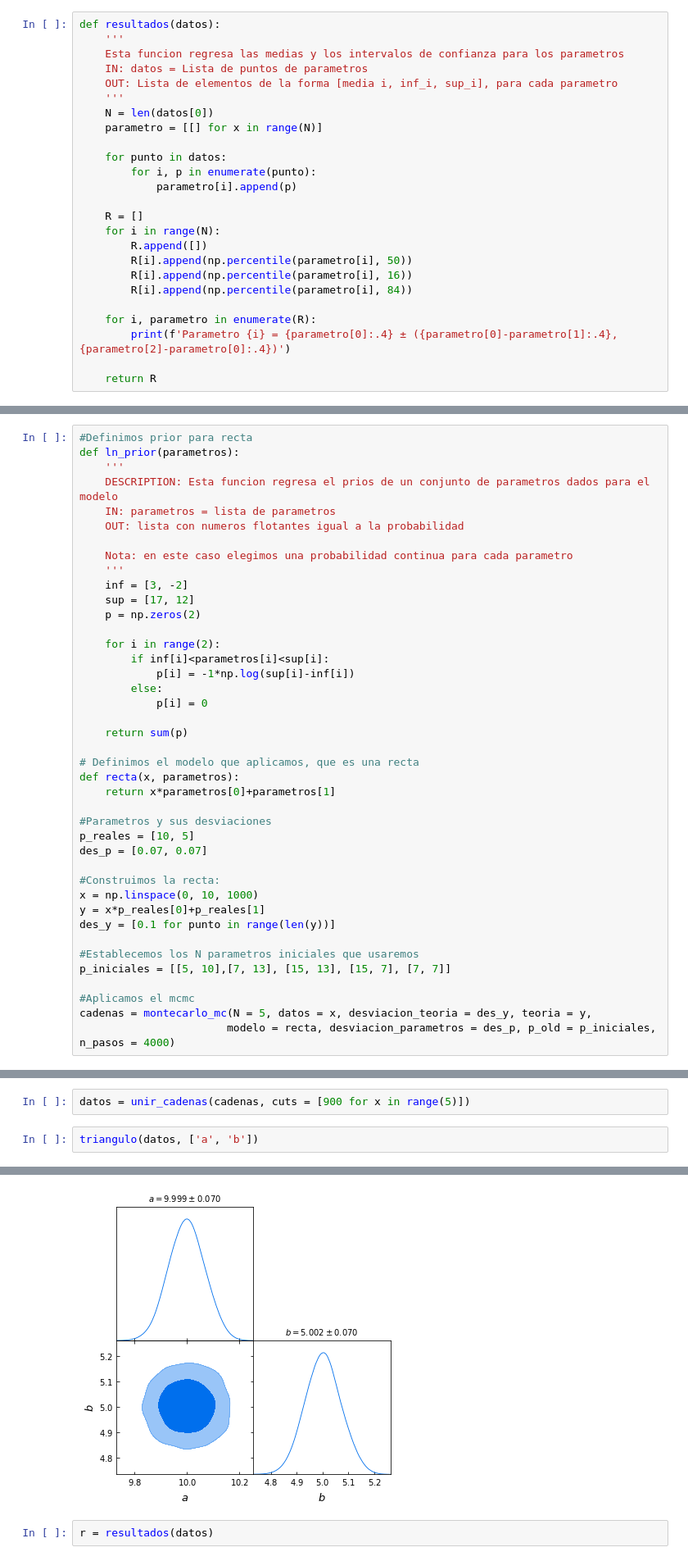
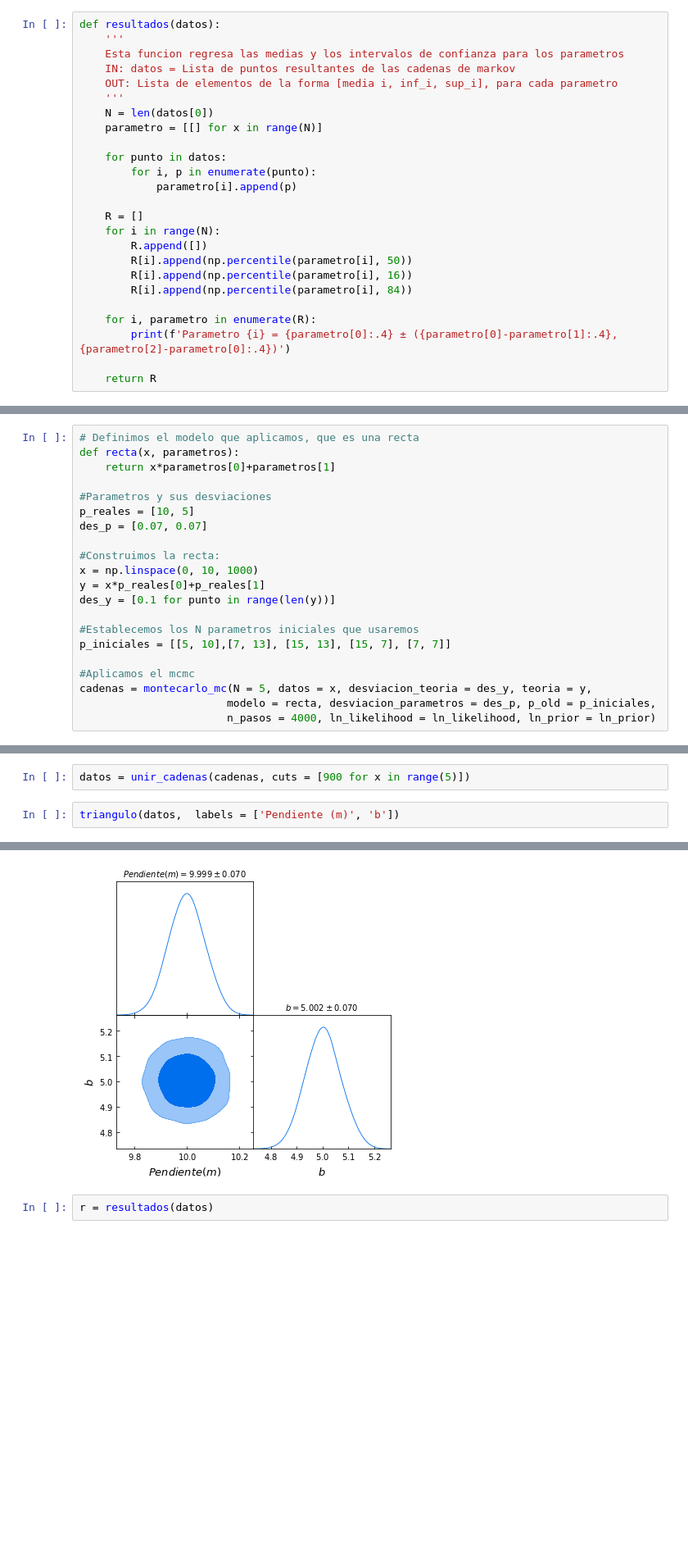
Before and after one commit to DCIDA2019/da2020-GabrielMissael, a Jupyter notebook: Semana10_casa/Actividad_semana10.ipynb, the cells around one changed output, grey strips where cells are left out. Shown: that part at 82% size. Cells and saved outputs as stored; diff of their text form; blank space fills up the shorter version.

```diff
--- a/Semana10_casa/Actividad_semana10.ipynb
+++ b/Semana10_casa/Actividad_semana10.ipynb
@@ -201,7 +188,7 @@ def gelman_rubin(cadenas, cut=0):
 def resultados(datos):
     '''
     Esta funcion regresa las medias y los intervalos de confianza para los parametros
-    IN: datos = Lista de puntos de parametros
+    IN: datos = Lista de puntos resultantes de las cadenas de markov
     OUT: Lista de elementos de la forma [media i, inf_i, sup_i], para cada parametro
     '''
     N = len(datos[0])
@@ -368,25 +411,4 @@ def unir_cadenas(cadenas, cuts):
 # %%
-#Definimos prior para recta
-def ln_prior(parametros):
-    '''
-    DESCRIPTION: Esta funcion regresa el prios de un conjunto de parametros dados para el modelo
-    IN: parametros = lista de parametros
-    OUT: lista con numeros flotantes igual a la probabilidad
-
-    Nota: en este caso elegimos una probabilidad continua para cada parametro
-    '''
-    inf = [3, -2]
-    sup = [17, 12]
-    p = np.zeros(2)
-
-    for i in range(2):
-        if inf[i]<parametros[i]<sup[i]:
-            p[i] = -1*np.log(sup[i]-inf[i])
-        else:
-            p[i] = 0
-
-    return sum(p)
-
 # Definimos el modelo que aplicamos, que es una recta
 def recta(x, parametros):
     return x*parametros[0]+parametros[1]
@@ -405,5 +427,6 @@ p_iniciales = [[5, 10],[7, 13], [15, 13], [15, 7], [7, 7]]
 
 #Aplicamos el mcmc
 cadenas = montecarlo_mc(N = 5, datos = x, desviacion_teoria = des_y, teoria = y,
-                       modelo = recta, desviacion_parametros = des_p, p_old = p_iniciales, n_pasos = 4000)
+                       modelo = recta, desviacion_parametros = des_p, p_old = p_iniciales,
+                       n_pasos = 4000, ln_likelihood = ln_likelihood, ln_prior = ln_prior)
 # %%
@@ -425,10 +448,10 @@ Aceptación de cadena 4 = 0.022994251437140716
 # %%
 datos = unir_cadenas(cadenas, cuts = [900 for x in range(5)])
 # %%
-triangulo(datos, ['a', 'b'])
+triangulo(datos,  labels = ['Pendiente (m)', 'b'])
 # %% [output]
 Removed no burn in
-[figure, old version]
+[figure, new version]
 # %%
 r = resultados(datos)
 # %% [output]
```
Also changed, not shown: parts of 16 cells of this notebook.
